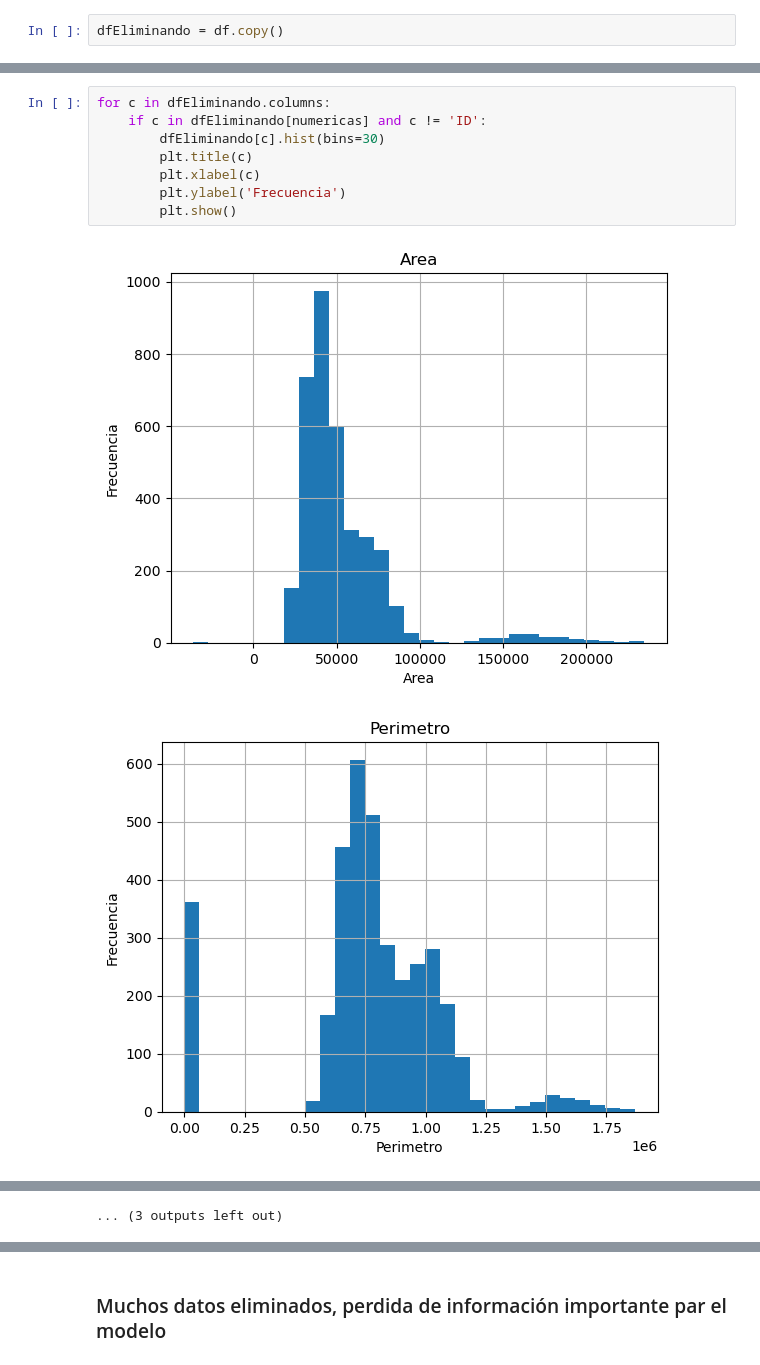
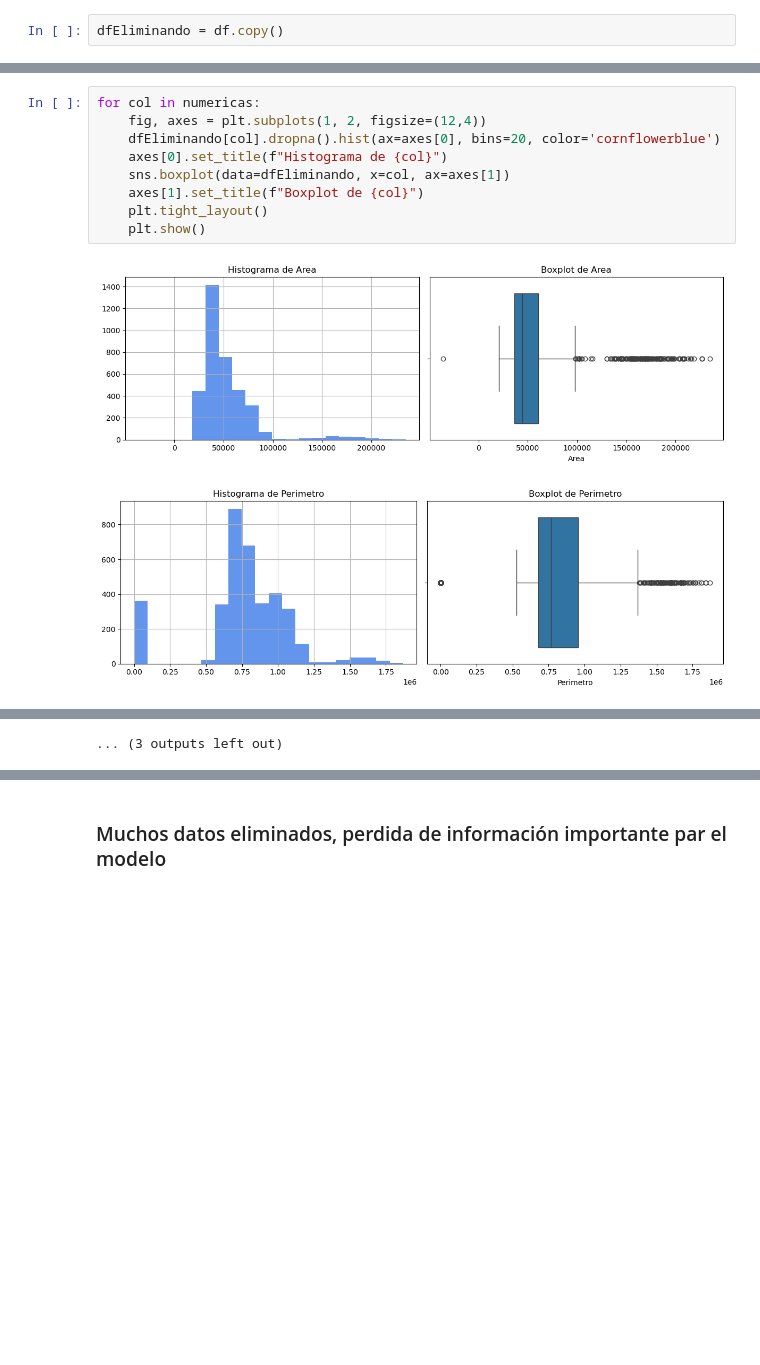
Before and after one commit to Trabajos-BI/Laboratorio2BI, a Jupyter notebook: Lab2/SeneCafeAlpes.ipynb, the cells around one changed output, grey strips where cells are left out. Saved outputs shown, nothing was run; the diff lists cells and outputs as text; blank space fills up the shorter version.

```diff
--- a/Lab2/SeneCafeAlpes.ipynb
+++ b/Lab2/SeneCafeAlpes.ipynb
@@ -148,13 +172,14 @@ DefectoVisible         0
 MétodoSecado           0
 dtype: int64
 # %%
-for c in dfEliminando.columns:
-    if c in dfEliminando[numericas] and c != 'ID':
-        dfEliminando[c].hist(bins=30)
-        plt.title(c)
-        plt.xlabel(c)
-        plt.ylabel('Frecuencia')
-        plt.show()
+for col in numericas:
+    fig, axes = plt.subplots(1, 2, figsize=(12,4))
+    dfEliminando[col].dropna().hist(ax=axes[0], bins=20, color='cornflowerblue')
+    axes[0].set_title(f"Histograma de {col}")
+    sns.boxplot(data=dfEliminando, x=col, ax=axes[1])
+    axes[1].set_title(f"Boxplot de {col}")
+    plt.tight_layout()
+    plt.show()
 # %% [output]
-[figure, old version]
+[figure, new version]
-[figure, old version]
+[figure, new version]
```
Also changed, not shown: parts of 15 cells of this notebook.
